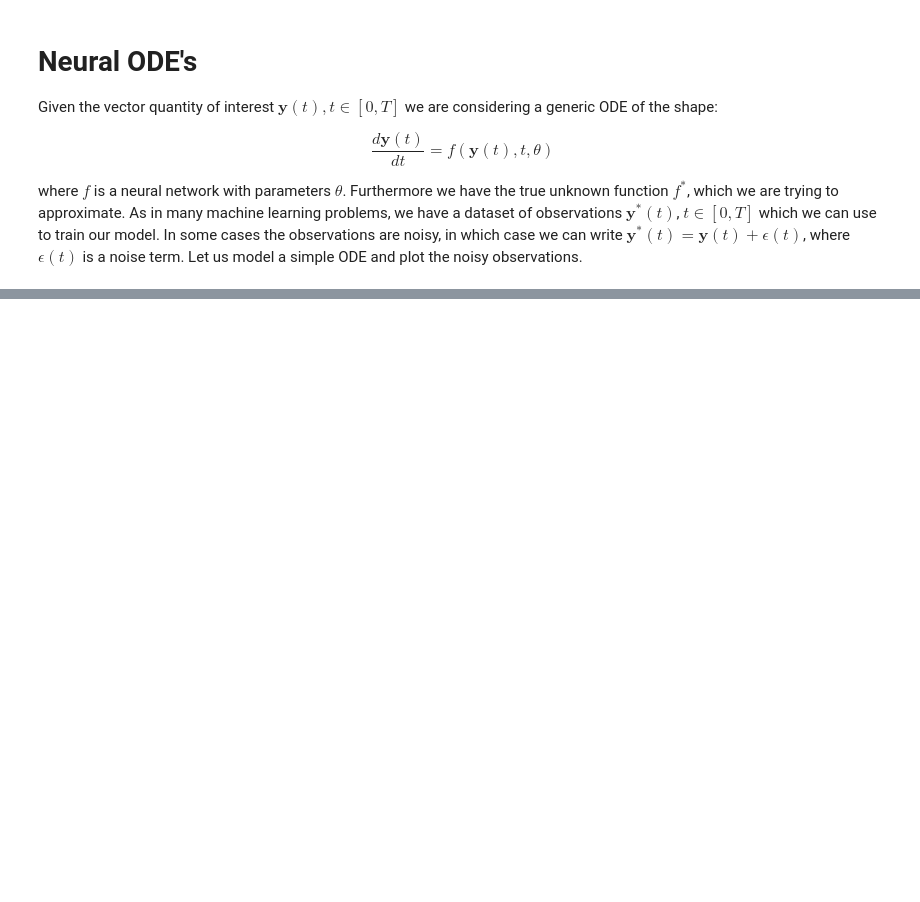
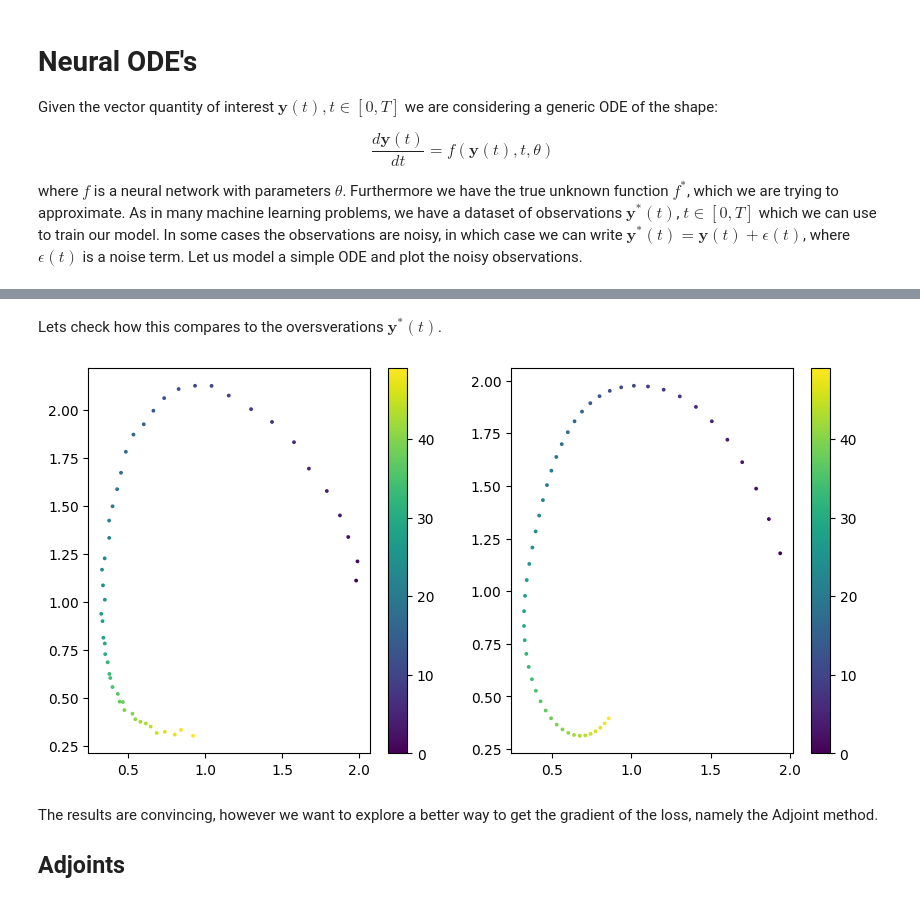
Before and after one commit to andrinr/jax-neural-ode, a Jupyter notebook: tutorial.ipynb, the cells around one changed output, grey strips where cells are left out. Saved outputs shown, nothing was run; the diff lists cells and outputs as text; code cells hidden in the pictures; blank space fills up the shorter version.

```diff
--- a/tutorial.ipynb
+++ b/tutorial.ipynb
@@ -106,0 +131,21 @@ AttributeError: DynamicJaxprTracer has no attribute w0
+# %% [markdown]
+Lets check how this compares to the oversverations $\mathbf{y}^*(t)$.
+# %%
+y = solve(theta, y_0, dt, n)
+
+# side by side comparison of the true dynamics and the learned dynamics
+plt.figure(figsize=(10, 5))
+plt.subplot(1, 2, 1)
+plt.scatter(y_star[:, 0], y_star[:, 1], c=jnp.arange(n), s=3)
+plt.colorbar()
+
+plt.subplot(1, 2, 2)
+plt.scatter(y[:, 0], y[:, 1], c=jnp.arange(n), s=3)
+plt.colorbar()
+plt.show()
+# %% [output]
+[figure, added]
+# %% [markdown]
+The results are convincing, however we want to explore a better way to get the gradient of the loss, namely the Adjoint method.
+
+## Adjoints
```
Also changed, not shown: parts of 3 cells of this notebook.
